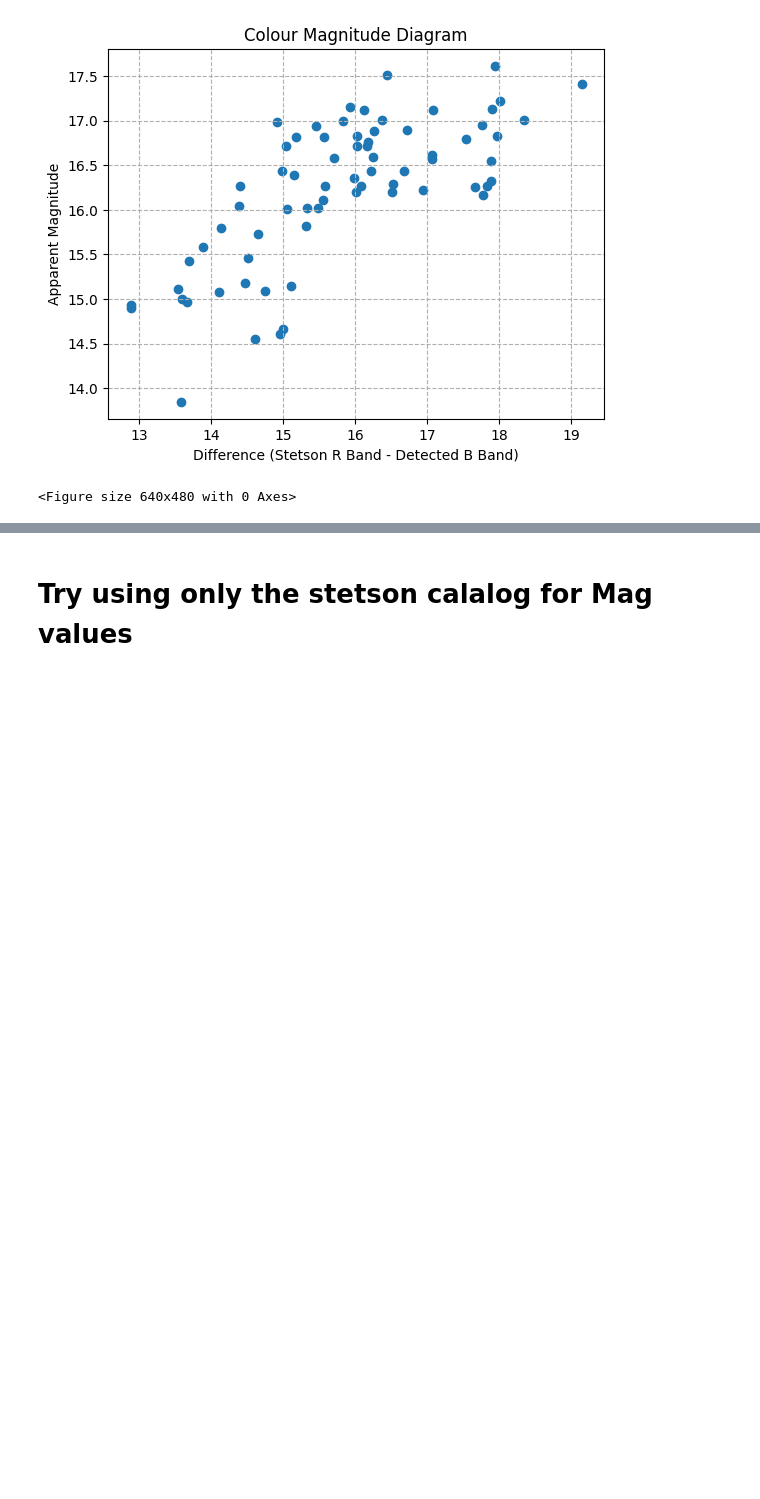
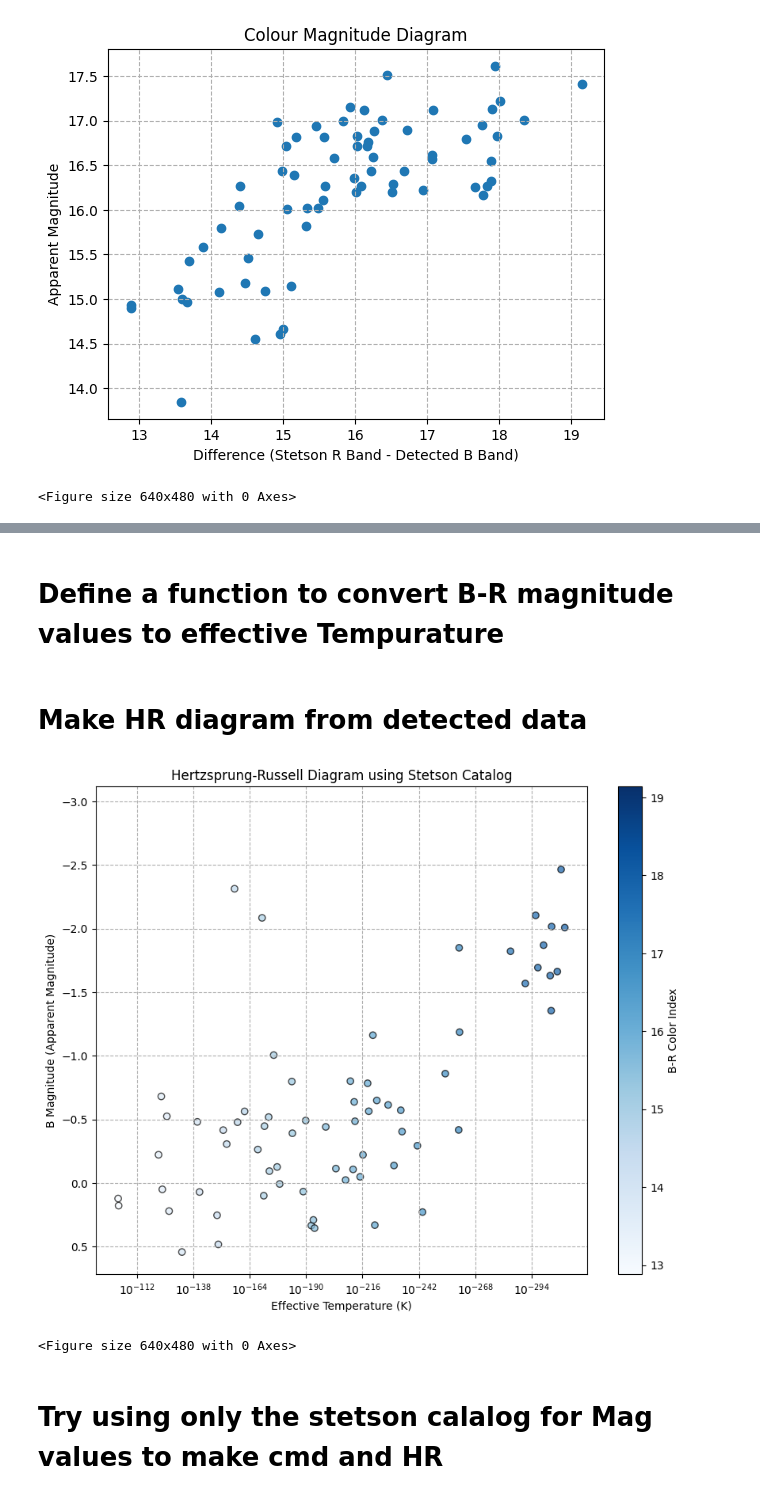
Before and after one commit to TheRealCass/Observing-M13, a Jupyter notebook: pipeline stage 2.ipynb, the cells around one changed output, grey strips where cells are left out. Saved outputs shown, nothing was run; the diff lists cells and outputs as text; code cells hidden in the pictures; blank space fills up the shorter version.

```diff
--- a/pipeline stage 2.ipynb
+++ b/pipeline stage 2.ipynb
@@ -255,5 +240,47 @@ detected_stars
+# %% [markdown]
+# Define a function to convert B-R magnitude values to effective Tempurature
+# %%
+
+# Define the empirical relation to convert B-R to temperature (in Kelvin)
+def b_r_to_temp(b_r):
+    log_temp = 3.939 - 0.395 * b_r + 0.208 * (b_r ** 2) - 0.064 * (b_r ** 3)
+    temp = 10 ** log_temp
+    return temp
+# %% [markdown]
+# Make HR diagram from detected data
+# %%
+# Calculate effective temperatures
+efective_temp = b_r_to_temp(difference)
+
+# Normalize the B-R values for intensity mapping
+norm = mcolors.Normalize(vmin = min(difference), vmax = max(difference))
+cmap = plt.get_cmap('Blues')
+
+# Create the HR diagram with color intensity based on B-R values
+plt.figure(figsize=(10, 8))
+colors = cmap(norm(difference))
+sc = plt.scatter(efective_temp, detected_and_matched_stars_mag, color = colors, edgecolors = 'k', alpha = 0.7)
+plt.xscale('log')  # Use logarithmic scale for the x-axis
+plt.gca().invert_xaxis()  # Invert x-axis for HR diagram
+plt.gca().invert_yaxis()  # Invert y-axis to have brighter stars at the top
+plt.xlabel('Effective Temperature (K)')
+plt.ylabel('B Magnitude (Apparent Magnitude)')
+plt.title('Hertzsprung-Russell Diagram using Stetson Catalog')
+plt.grid(True, which="both", ls="--")  # Grid for both major and minor ticks
+
+# Add color bar
+sm = plt.cm.ScalarMappable(cmap=cmap, norm=norm)
+sm.set_array([])
+plt.colorbar(sm, label='B-R Color Index', ax=plt.gca())
+
+plt.savefig(DIRECTORY + "HR_Diagram_my_data.jpg")
+plt.show()
+plt.clf()
+# %% [output]
+[figure, added]
+<Figure size 640x480 with 0 Axes>
 # %% [markdown]
-# Try using only the stetson calalog for Mag values
+# Try using only the stetson calalog for Mag values to make cmd and HR
 # %%
 # Create the HR diagram
 plt.figure(figsize=(10, 8))
```
Also changed, not shown: parts of 4 cells of this notebook, 7 other files.
